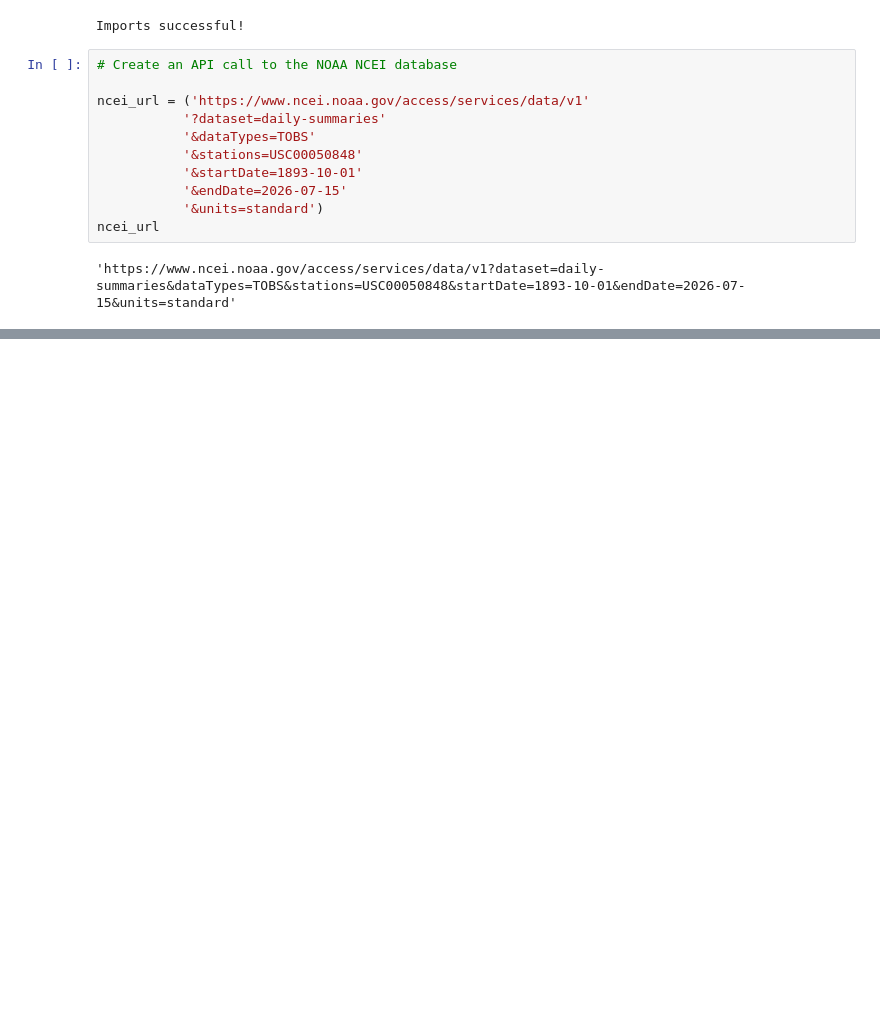
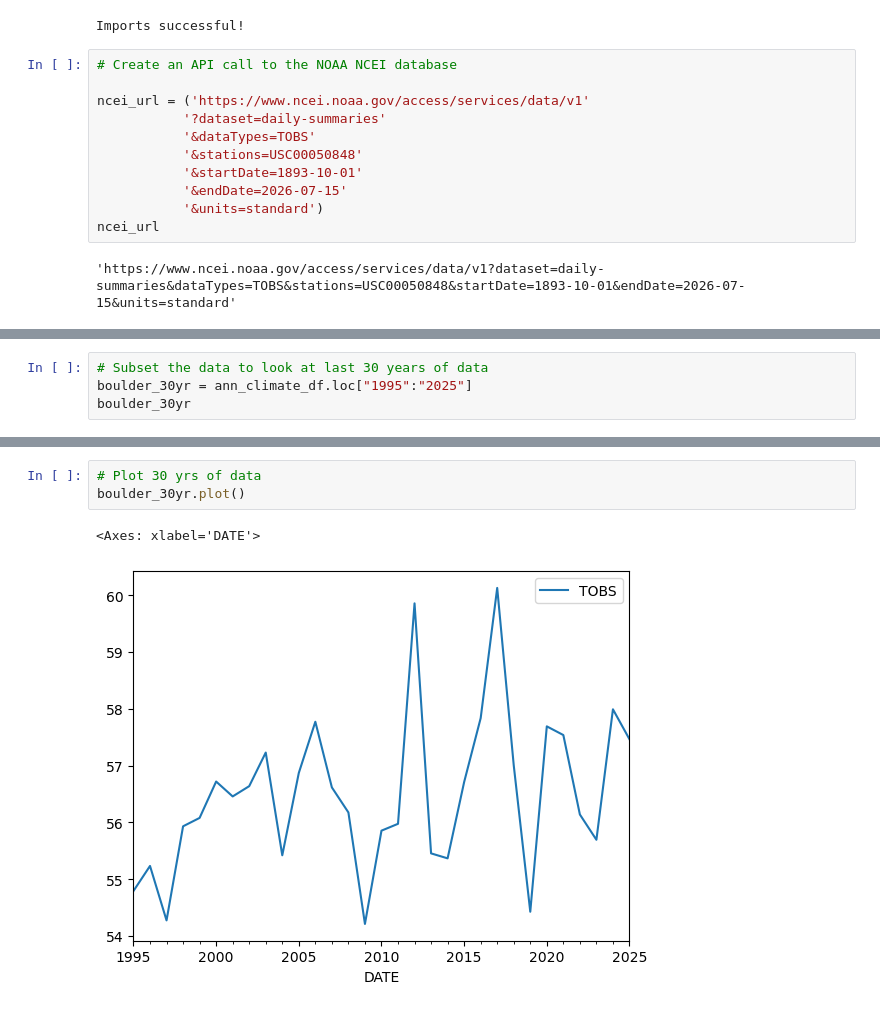
Before and after one commit to cu-esiil-edu/01-climate-manisha1810, a Jupyter notebook: notebooks/Climate_data_analysis.ipynb, the cells around one changed output, grey strips where cells are left out. Cells and saved outputs as stored; diff of their text form; blank space fills up the shorter version.

```diff
--- a/notebooks/Climate_data_analysis.ipynb
+++ b/notebooks/Climate_data_analysis.ipynb
@@ -25,0 +100,4 @@ ncei_url
+# %%
+# Subset the data to look at last 30 years of data
+boulder_30yr = ann_climate_df.loc["1995":"2025"]
+boulder_30yr
@@ -25,0 +123,6 @@ ncei_url
+# %%
+# Plot 30 yrs of data
+boulder_30yr.plot()
+# %% [output]
+<Axes: xlabel='DATE'>
+[figure, added]
```
Also changed, not shown: parts of 8 cells of this notebook, 1 other file.
